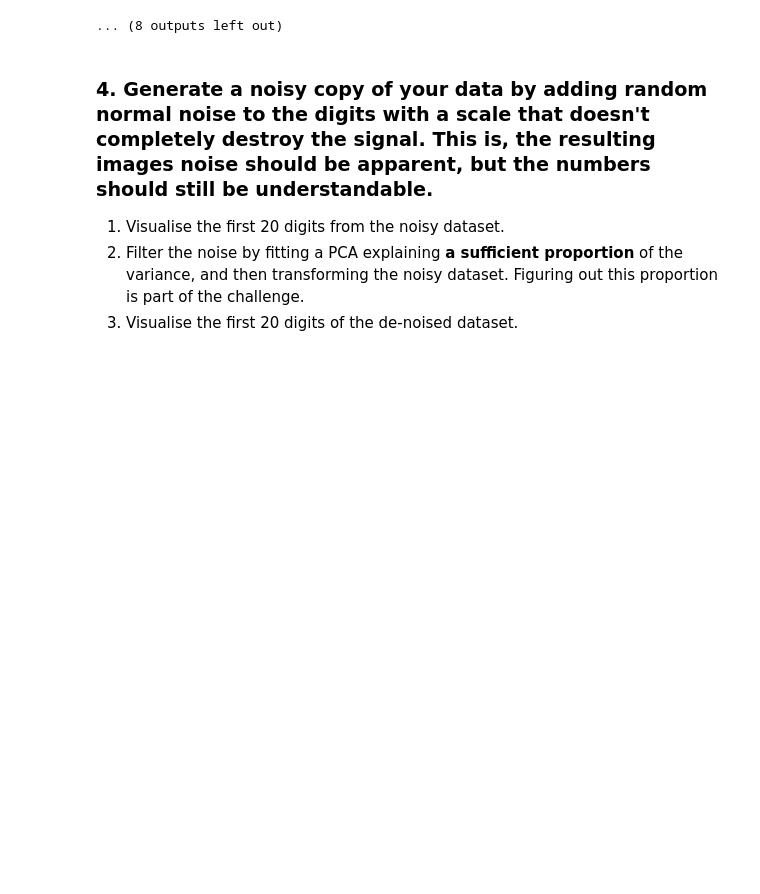
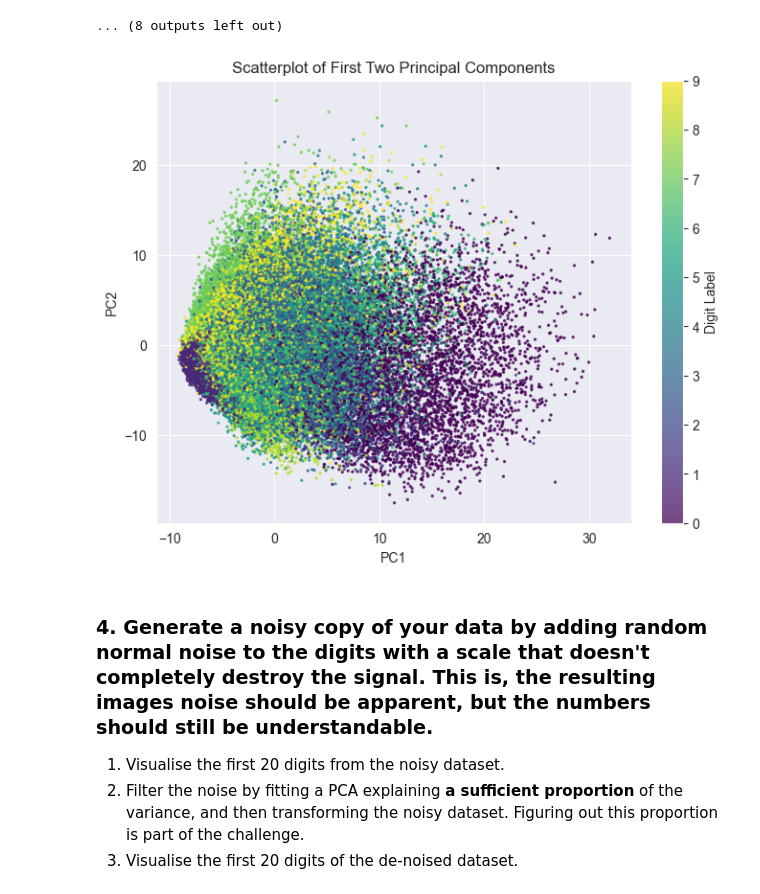
Before and after one commit to IshanKalra007/CSC3831_Final_project_220626363, a Jupyter notebook: Coursework/Copy_of_Part2_Coursework.ipynb, the cells around one changed output. Drawn from its saved outputs; the diff is of its cells as text; code cells hidden in the pictures; blank space fills up the shorter version.

```diff
--- a/Coursework/Copy_of_Part2_Coursework.ipynb
+++ b/Coursework/Copy_of_Part2_Coursework.ipynb
@@ -6,12 +6,15 @@ As this coursework is as much about practical skills as it is about reflecting o
 
 ### 1. Load the MNIST dataset, visualise the first 20 digits, and print their corresponding labels.
 # %%
-# Run this to load the MNIST dataset
 from sklearn.datasets import fetch_openml
 
+# Load MNIST dataset
 X, y = fetch_openml(
     'mnist_784', version=1, return_X_y=True, parser='auto', as_frame=False
 )
+
+# Convert target labels to integers
+y = y.astype(int)
 # %%
 import matplotlib.pyplot as plt
 plt.figure(figsize=(10,5))
@@ -119,3 +119,18 @@ plt.
+# %%
+# Reduce to 2 components
+pca_2 = PCA(n_components=2)
+X_train_2 = pca_2.fit_transform(X_train)
+
+#Scatterplot by class
+plt.figure(figsize=(8, 6))
+scatter = plt.scatter(X_train_2[:, 0], X_train_2[:, 1], c=y_train, cmap='viridis', s=2, alpha=0.7)
+plt.colorbar(scatter, label='Digit Label')
+plt.title('Scatterplot of First Two Principal Components')
+plt.xlabel('PC1')
+plt.ylabel('PC2')
+plt.show()
+# %% [output]
+[figure, added]
 # %% [markdown]
 ### 4. Generate a noisy copy of your data by adding random normal noise to the digits **with a scale that doesn't completely destroy the signal**. This is, the resulting images noise should be apparent, but the numbers should still be understandable.
 
```
Also changed, not shown: parts of 3 cells of this notebook, 1 other file.
